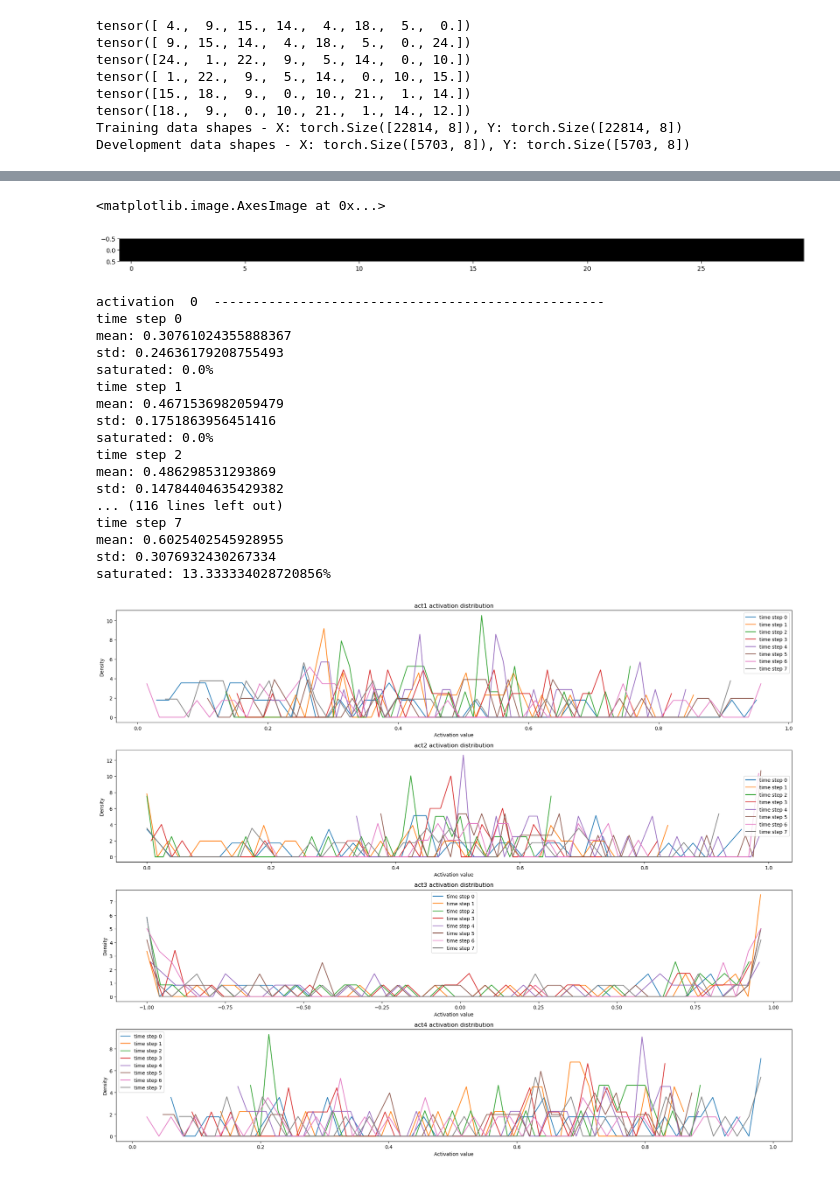
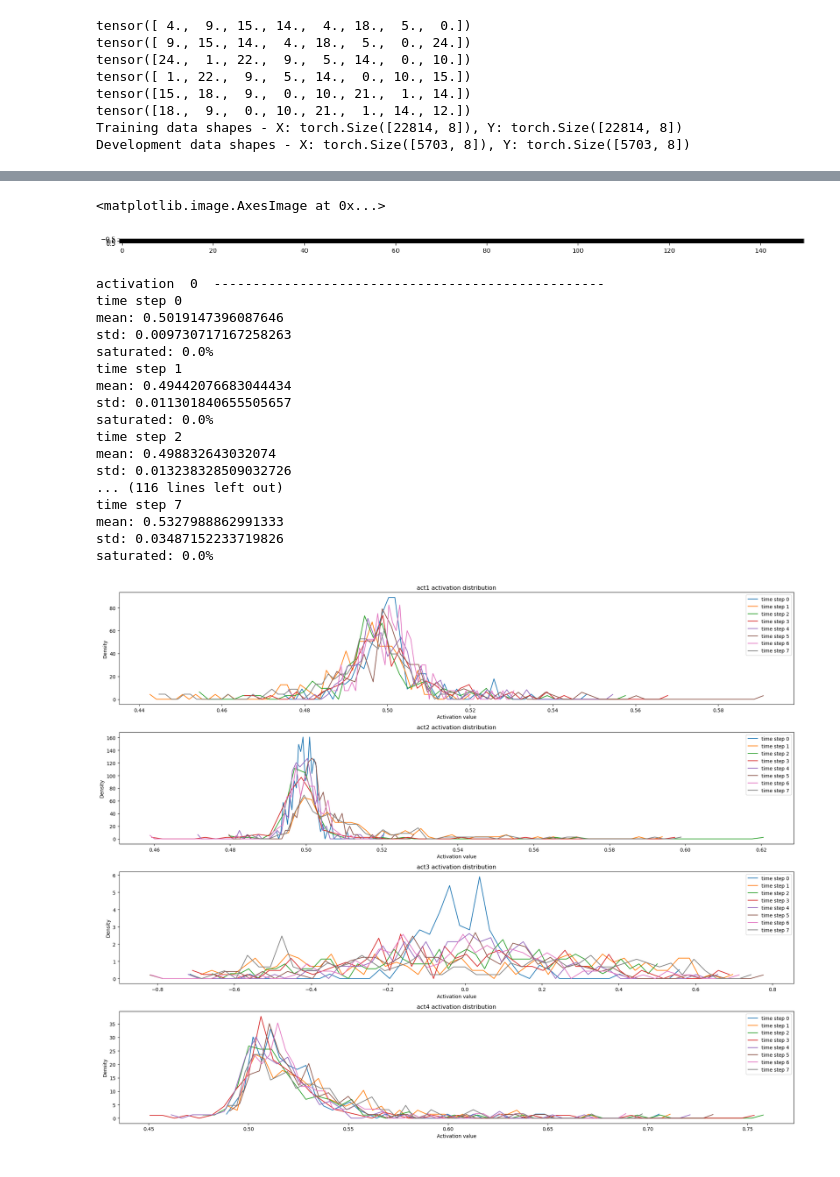
Before and after one commit to kennykguo/deep-learning-from-scratch, a Jupyter notebook: py_LSTM/LSTM-1batch.ipynb, the cells around one changed output, grey strips where cells are left out. Cells and saved outputs as stored; diff of their text form; code cells hidden in the pictures.

Commit message:
data visualization part 2

```diff
--- a/py_LSTM/LSTM-1batch.ipynb
+++ b/py_LSTM/LSTM-1batch.ipynb
@@ -79,9 +79,9 @@ tensor([18.,  9.,  0., 10., 21.,  1., 14., 12.])
 Training data shapes - X: torch.Size([22814, 8]), Y: torch.Size([22814, 8])
 Development data shapes - X: torch.Size([5703, 8]), Y: torch.Size([5703, 8])
 # %%
-lr = 0.001
+lr = 0.01
 batch_size = 1
-hidden_size = 30
+hidden_size = 150
 time_steps = 8
 input_size = 27
 # %%
@@ -233,7 +233,7 @@ while max_iterations < max_iterations_limit:
             # Pass in the last hidden layer, and last cell state
             # Pass in the index which can be referenced through itos
             for i in range(5):
-                sample_ix = sample(hprev, cprev, 0, 15)
+                sample_ix = sample(H[-1], C[-1], 0, 15)
                 txt = ''.join(itos[ix] for ix in sample_ix)
                 print('----\n %s \n----' % (txt,))
 
@@ -376,10 +368,10 @@ plt.show()
 # %%
 # Saturated activations
 plt.figure(figsize = (20,50))
-plt.imshow(act2[2].abs() > 0.99, cmap = 'gray', interpolation = 'nearest')
+plt.imshow(act3[6].abs() > 0.99, cmap = 'gray', interpolation = 'nearest')
 # %% [output]
 <matplotlib.image.AxesImage at 0x...>
-[figure, old version]
+[figure, new version]
 # %%
 # Assuming act1, act2, act3, and act4 are your activations tensors
 activations = [act1, act2, act3, act4]
@@ -412,19 +404,19 @@ plt.show()
 # %% [output]
 activation  0  --------------------------------------------------
 time step 0
-mean: 0.30761024355888367
-std: 0.24636179208755493
+mean: 0.5019147396087646
+std: 0.009730717167258263
 saturated: 0.0%
 time step 1
-mean: 0.4671536982059479
-std: 0.1751863956451416
+mean: 0.49442076683044434
+std: 0.011301840655505657
 saturated: 0.0%
 time step 2
-mean: 0.486298531293869
-std: 0.14784404635429382
+mean: 0.498832643032074
+std: 0.013238328509032726
 ... (116 lines left out)
 time step 7
-mean: 0.6025402545928955
-std: 0.3076932430267334
-saturated: 13.333334028720856%
+mean: 0.5327988862991333
+std: 0.03487152233719826
+saturated: 0.0%
-[figure, old version]
+[figure, new version]
```
Also changed, not shown: parts of 7 cells of this notebook, 1 other file.
